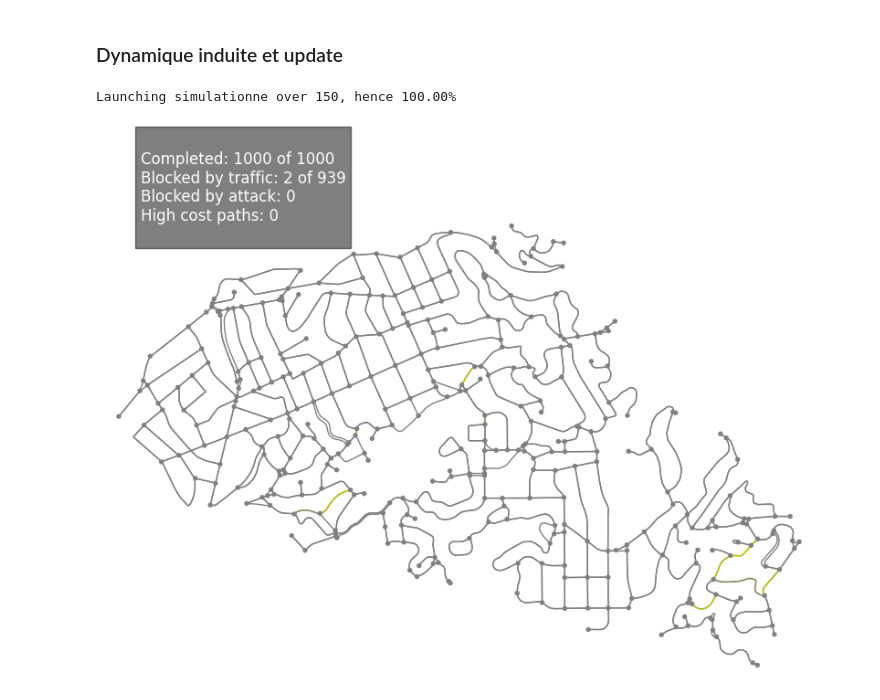
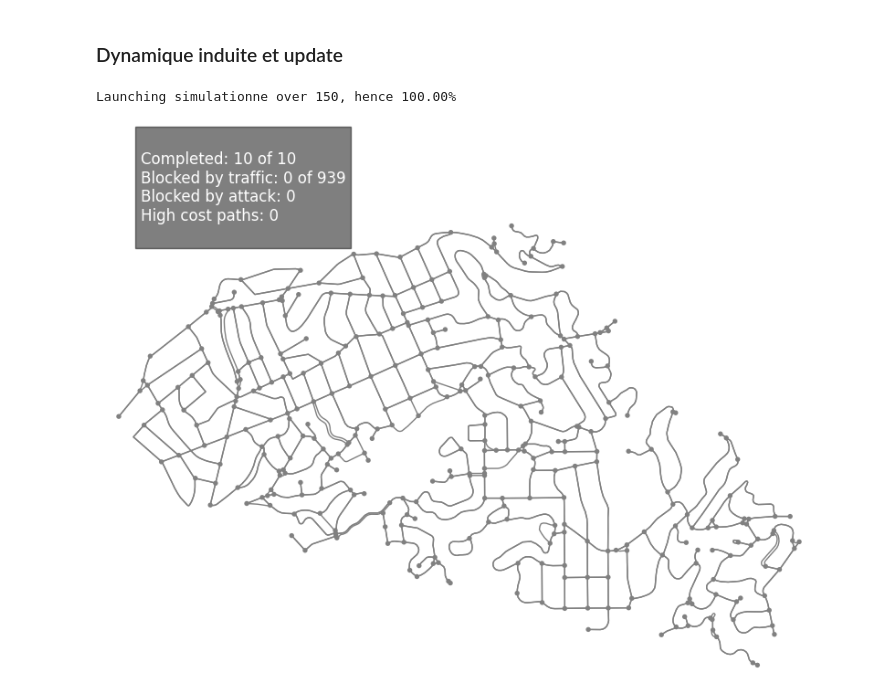
Before and after one commit to lucas-lacampagne/sim, a Jupyter notebook: notebooks/test_query_path.ipynb, the cells around one changed output. Drawn from its saved outputs; the diff is of its cells as text; code cells hidden in the pictures.

Commit message:
repared attacks and defense

```diff
--- a/notebooks/test_query_path.ipynb
+++ b/notebooks/test_query_path.ipynb
@@ -94,7 +94,7 @@ class Car_fleet(Base_car_fleet):
         time_remaining = time_step
         speed = 50 / 3.6
 
-        while time_remaining > 0 and not car.completed:
+        while time_remaining > 0 and not car.completed and car.next_true_node:
             edge=self.rx_helper.nx_graph[car.last_true_node][car.next_true_node][car.next_edge_key]
             geom:LineString=edge['geometry']
             dist_from_start = geom.project(car.loc)
@@ -111,7 +111,7 @@ class Car_fleet(Base_car_fleet):
                 if car.last_true_node!=car.dep:
                     self.handle_interactions(car.last_true_node, car.next_true_node, car.next_edge_key, -1, 1, op=operator.lt) # Update old edges
                 car.go_to_next_true_node(self.rx_helper.nx_graph, edge['weight'])
-                if not car.completed:
+                if not car.completed and car.next_true_node: #Voiture pas arrivée ou sait pas où aller
                     car.next_edge_key, _ = select_min_weight_lane(self.rx_helper.nx_graph, car.last_true_node, car.next_true_node, 'weight')
                     self.handle_interactions(car.last_true_node, car.next_true_node, car.next_edge_key, 1, 10000, op=operator.ge) # Update new edges
                     # La boucle continue avec le temps restant
@@ -131,18 +131,28 @@ class Car_fleet(Base_car_fleet):
         """
         for k,car in enumerate(self.fleet):
             if not car.completed:
+                # On recalcule pas le chemin à un pas de l'arrivée si on sait où on va
                 if car.next_true_node!=car.arr:
-                    path = self.all_paths[car.next_true_node][car.arr][0]
-                    car.path=copy.deepcopy(path)
+                    if car.next_true_node:
+                        path = copy.deepcopy(self.all_paths[car.next_true_node][car.arr][0])
+                    else: #Voit sait pas où aller -> bloquée à une intersection
+                        # On choppe le chemin calculé depuis cette intersection et pas la suivante
+                        path = copy.deepcopy(self.all_paths[car.last_true_node][car.arr][0])
+                        if len(path)>1: #Si la route est toujours bloquée le path est vide
+                            path.pop(0)
+                            car.next_true_node=path[0]
+                    car.path=path
                     cost = self.get_cost(path, 'weight')
                     car.cost=cost
                     if cost>1000:
                         self.info.append((car.last_true_node, car.next_true_node))
 
+                # Si la route est pas bloquée
+                if self.rx_helper.nx_graph.has_edge(car.last_true_node, car.next_true_node, car.next_edge_key):
+                    point=self.move(car, time_step)
 
-                point=self.move(car, time_step)
-                if k<self.log_trajs:
-                    car.traj.append(point)
+                    if k<self.log_trajs:
+                        car.traj.append(point)
                 # On supprime pas l'ancien état puisque deux voitures peuvent se suivre
                 self.edges_state[(car.next_true_node, car.arr)]=self.check_edges_along_path(car.path)
             elif car.completed and car.last_true_node!=car.next_true_node: #Vient juste d'arriver
@@ -161,39 +171,41 @@ class Car_fleet(Base_car_fleet):
 # %% [markdown]
 ### Dynamique induite et update
 # %%
-demand=Car_fleet(G4_proj.copy(), size=1000, log_trajs=5)
+demand=Car_fleet(G4_proj.copy(), size=10, log_trajs=10)
 demand.prepare_attack(attack='deg', batch_size=5, number_steps=30)
 frames=90
 logging.info(f'__________________________________________________________________')
 
 def update(frame):
     pbar.update(1)
     if demand.all_completed():
         return ax,
 
     ax.clear()
     if frame > 0:
-        demand.run(attack=False, repair=False, time_step=10)
+        demand.run(attack=True, repair=True, time_step=20)
+    # demand.display_h.display_huge(demand, ax=ax)
     demand.display_h.display(demand, ax=ax)
+    # demand.display_h.display_graph(demand.rx_helper.nx_graph, demand)
     string=f'''
 Completed: {sum(demand.get_completed())} of {demand.num_cars}
 Blocked by traffic: {sum(demand.get_edge_blocked().values())} of {demand.graph.number_of_edges()}
 Blocked by attack: {len(list(it.chain.from_iterable(demand.rmvd_edges)))}
 High cost paths: {len(demand.info)}
 '''
     ax.text(0.05, 0.95, string,
             transform=ax.transAxes, fontsize=12, color='white',
             bbox=dict(facecolor='black', alpha=0.5))
     return ax,
 
 with tqdm(total=frames) as pbar:
     fig, ax = plt.subplots(figsize=(10, 8))
     ani = FuncAnimation(fig, update, frames=frames, interval=150, repeat=False)
     ani.save("ani.gif", writer='pillow',
             #  progress_callback = lambda i, n: print(f'Saving frame {i}/{n}', end='\r')
              )
     plt.show()
 UnitTest(demand).run()
 # %% [output]
 Launching simulationne over 150, hence 100.00%
-[figure, old version]
+[figure, new version]
```
Also changed, not shown: parts of 6 cells of this notebook, 1 other file.
